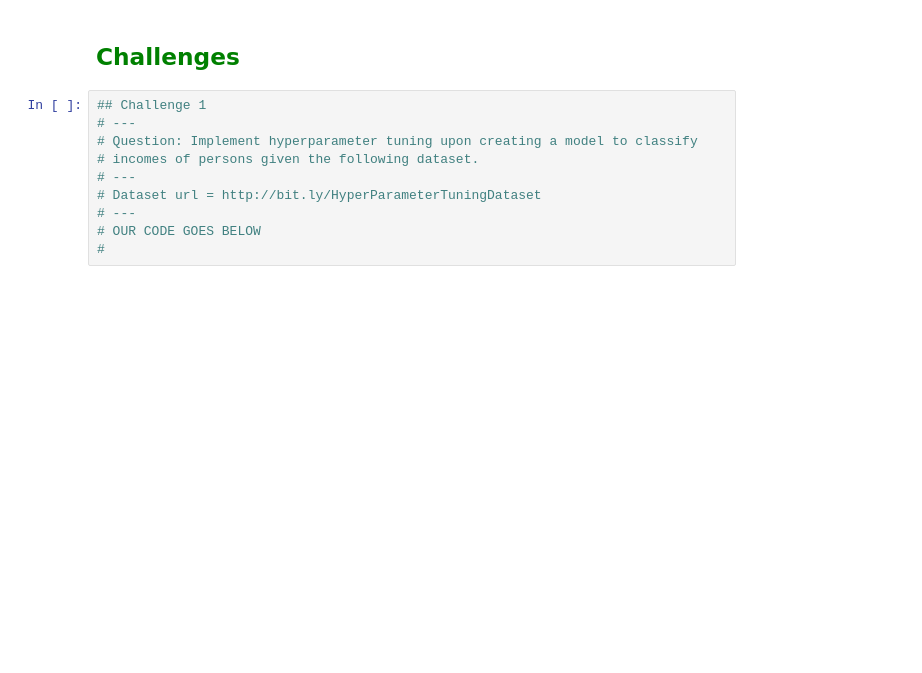
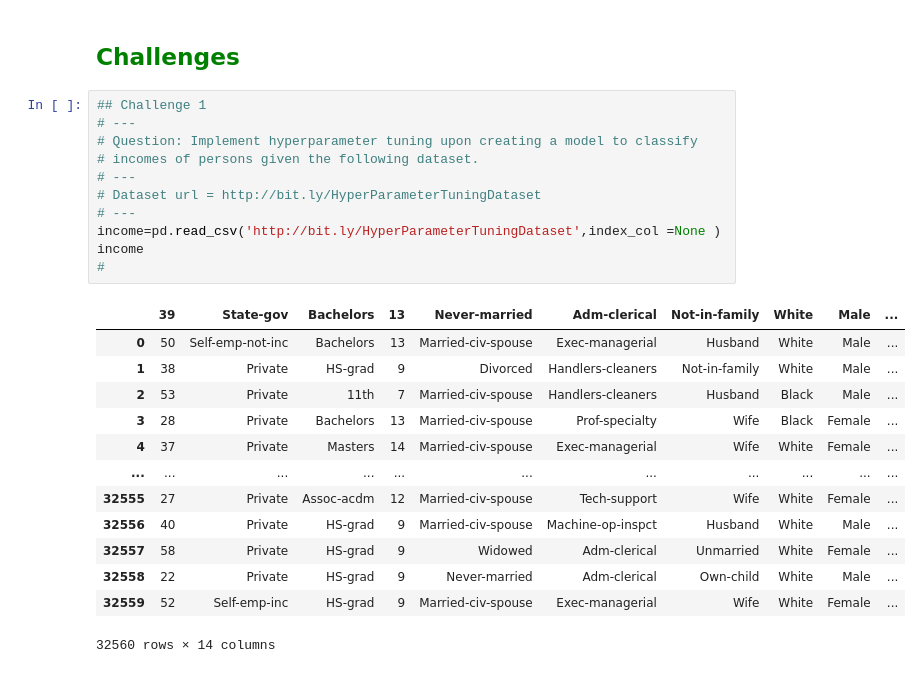
Before and after one commit to abel-keya/machine_learning-_supervised_learning_with_python, a Jupyter notebook: Grid_Search_HyperParameterTuningDataset.ipynb, the cells around one changed output. Saved outputs shown, nothing was run; the diff lists cells and outputs as text; blank space fills up the shorter version.

```diff
--- a/Grid_Search_HyperParameterTuningDataset.ipynb
+++ b/Grid_Search_HyperParameterTuningDataset.ipynb
@@ -192,10 +195,25 @@ print(best_result)
 # %%
 ## Challenge 1
 # ---
 # Question: Implement hyperparameter tuning upon creating a model to classify
 # incomes of persons given the following dataset.
 # ---
 # Dataset url = http://bit.ly/HyperParameterTuningDataset
 # ---
-# OUR CODE GOES BELOW
+income=pd.read_csv('http://bit.ly/HyperParameterTuningDataset',index_col =None )
+income
 #
+# %% [output]
+|  | 39 | State-gov | Bachelors | 13 | Never-married | Adm-clerical | Not-in-family | White | Male | ... |
+| 0 | 50 | Self-emp-not-inc | Bachelors | 13 | Married-civ-spouse | Exec-managerial | Husband | White | Male | ... |
+| 1 | 38 | Private | HS-grad | 9 | Divorced | Handlers-cleaners | Not-in-family | White | Male | ... |
+| 2 | 53 | Private | 11th | 7 | Married-civ-spouse | Handlers-cleaners | Husband | Black | Male | ... |
+| 3 | 28 | Private | Bachelors | 13 | Married-civ-spouse | Prof-specialty | Wife | Black | Female | ... |
+| 4 | 37 | Private | Masters | 14 | Married-civ-spouse | Exec-managerial | Wife | White | Female | ... |
+| ... | ... | ... | ... | ... | ... | ... | ... | ... | ... | ... |
+| 32555 | 27 | Private | Assoc-acdm | 12 | Married-civ-spouse | Tech-support | Wife | White | Female | ... |
+| 32556 | 40 | Private | HS-grad | 9 | Married-civ-spouse | Machine-op-inspct | Husband | White | Male | ... |
+| 32557 | 58 | Private | HS-grad | 9 | Widowed | Adm-clerical | Unmarried | White | Female | ... |
+| 32558 | 22 | Private | HS-grad | 9 | Never-married | Adm-clerical | Own-child | White | Male | ... |
+| 32559 | 52 | Self-emp-inc | HS-grad | 9 | Married-civ-spouse | Exec-managerial | Wife | White | Female | ... |
+32560 rows × 14 columns
```
Also changed, not shown: parts of 18 cells of this notebook.
